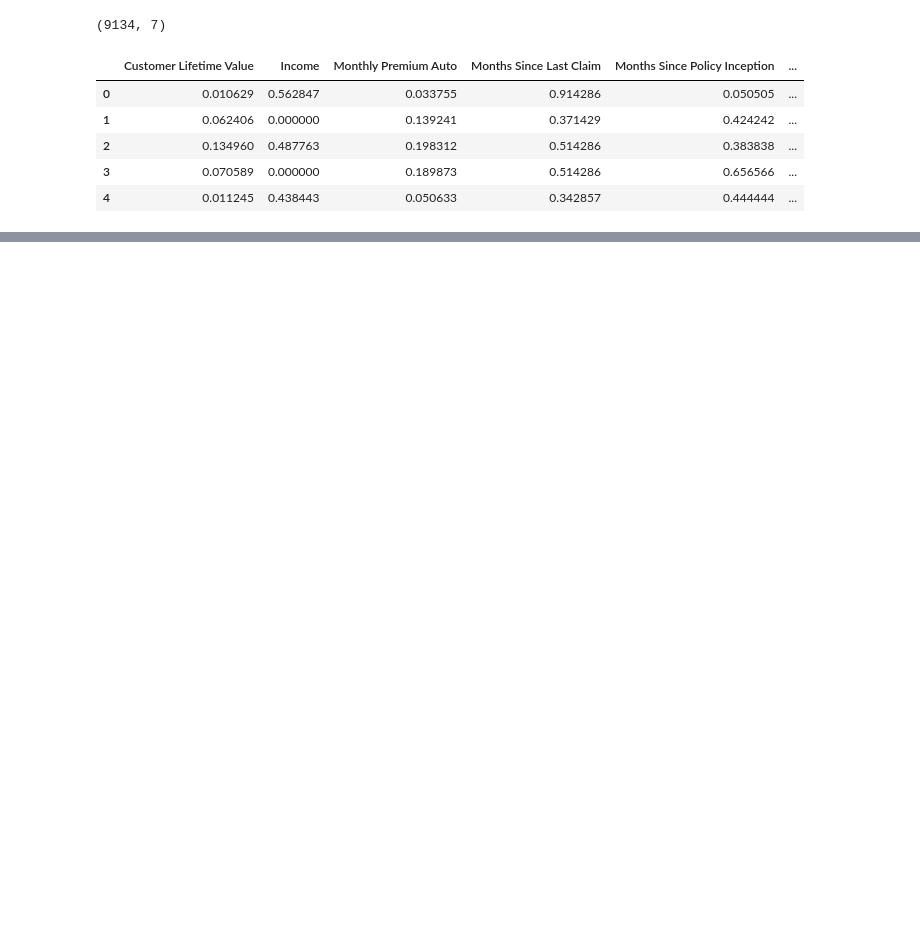
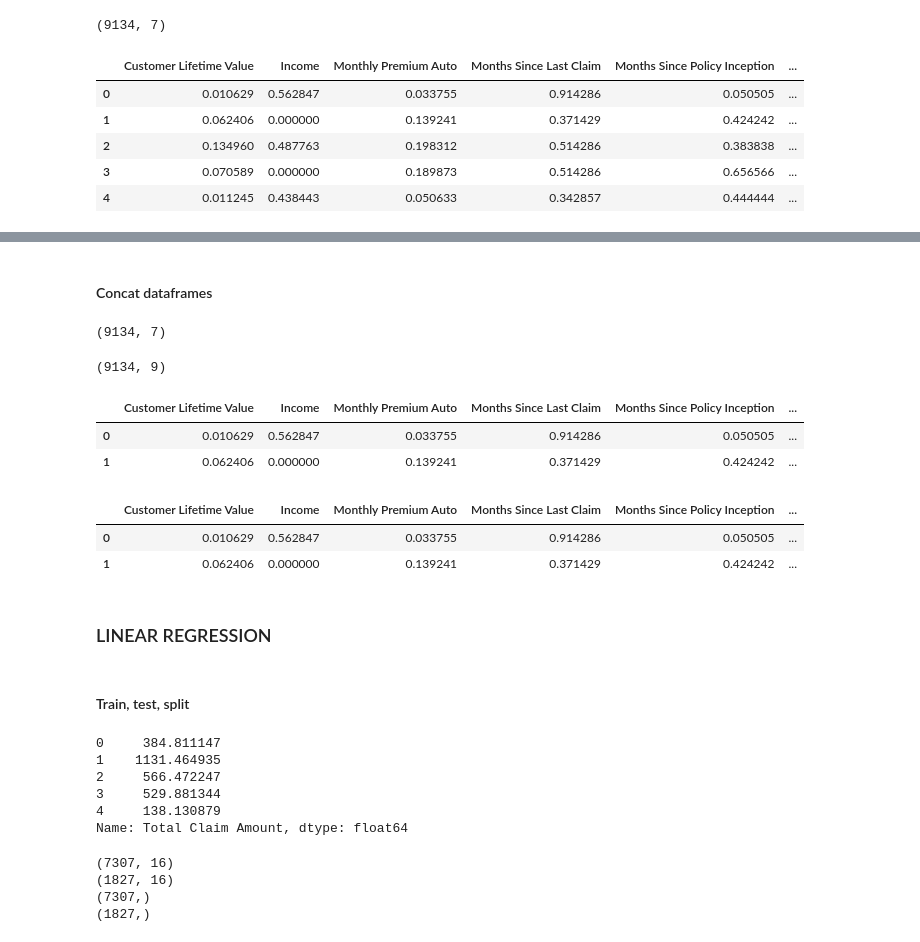
Before and after one commit to mbescansa/lab-customer-analysis-round-5, a Jupyter notebook: lab-customer-analysis-round-5.ipynb, the cells around one changed output, grey strips where cells are left out. Drawn from its saved outputs; the diff is of its cells as text; code cells hidden in the pictures; blank space fills up the shorter version.

```diff
--- a/lab-customer-analysis-round-5.ipynb
+++ b/lab-customer-analysis-round-5.ipynb
@@ -52,0 +114,35 @@ x_normalized.head()
+# %% [markdown]
+#### Concat dataframes
+# %%
+X_num.shape
+onehot_encoded.shape
+X = pd.concat([x_normalized, onehot_encoded],axis=1)
+X.head(2)
+# %% [output]
+(9134, 7)
+(9134, 9)
+|  | Customer Lifetime Value | Income | Monthly Premium Auto | Months Since Last Claim | Months Since Policy Inception | ... |
+| 0 | 0.010629 | 0.562847 | 0.033755 | 0.914286 | 0.050505 | ... |
+| 1 | 0.062406 | 0.000000 | 0.139241 | 0.371429 | 0.424242 | ... |
+# %%
+# wont work...
+X.rename(columns={('Extended',): 'Extended Coverage', ('Premium',):'Premium Coverage'}, inplace=True)
+X.head(2)
+# %% [output]
+|  | Customer Lifetime Value | Income | Monthly Premium Auto | Months Since Last Claim | Months Since Policy Inception | ... |
+| 0 | 0.010629 | 0.562847 | 0.033755 | 0.914286 | 0.050505 | ... |
+| 1 | 0.062406 | 0.000000 | 0.139241 | 0.371429 | 0.424242 | ... |
+# %% [markdown]
+### LINEAR REGRESSION
+# %% [markdown]
+#### Train, test, split
+# %%
+y = numerical['Total Claim Amount']
+y.head()
+# %% [output]
+0     384.811147
+1    1131.464935
+2     566.472247
+3     529.881344
+4     138.130879
+Name: Total Claim Amount, dtype: float64
@@ -52,0 +154,10 @@ x_normalized.head()
+# %%
+print(X_train.shape)
+print(X_test.shape)
+print(y_train.shape)
+print(y_test.shape)
+# %% [output]
+(7307, 16)
+(1827, 16)
+(7307,)
+(1827,)
```
Also changed, not shown: parts of 21 cells of this notebook.
